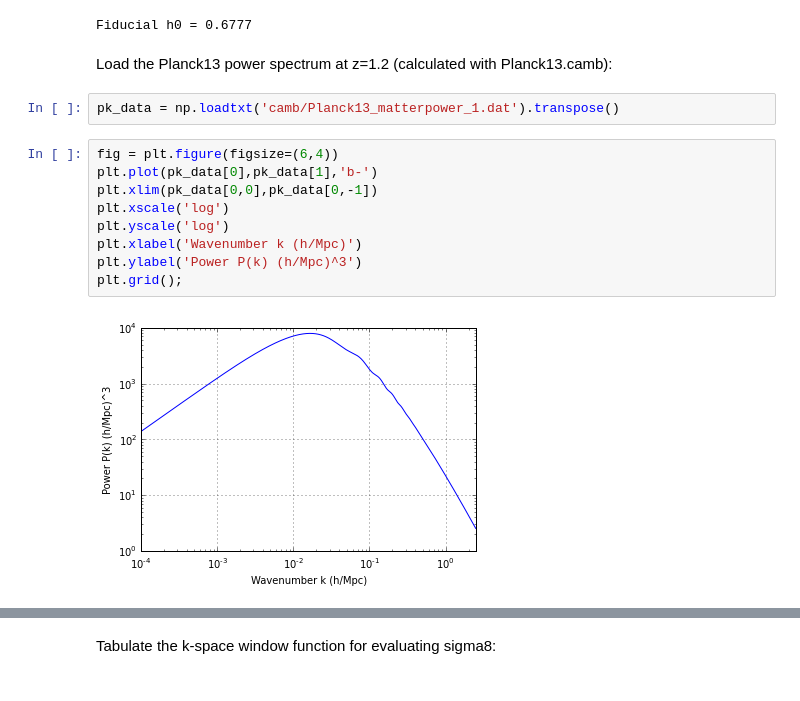
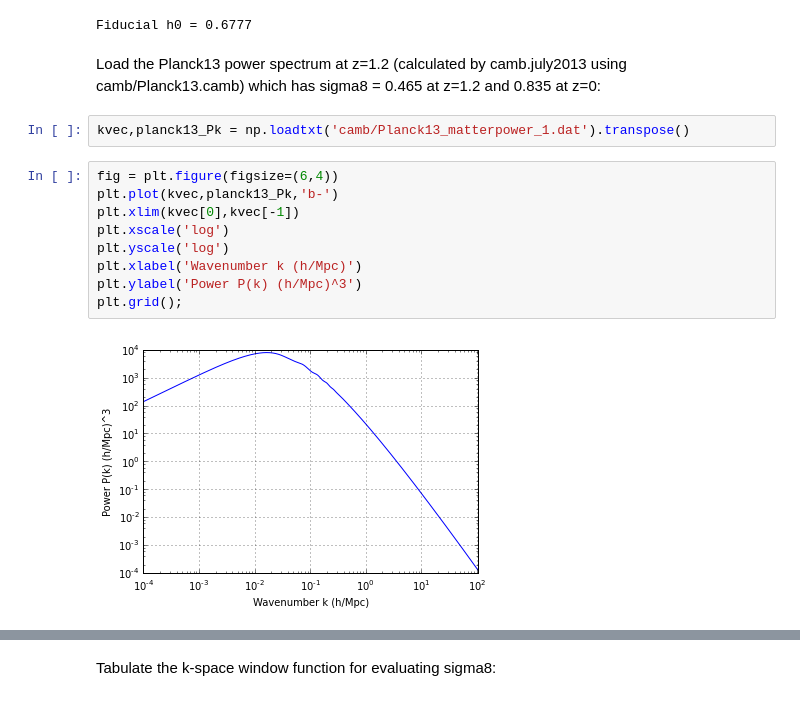
Before and after one commit to DarkEnergyScienceCollaboration/DESchool_LSS_Stats, a Jupyter notebook: LargeScaleStructureStatistics/LargeScaleStructureStatistics.ipynb, the cells around one changed output, grey strips where cells are left out. Cells and saved outputs as stored; diff of their text form.

```diff
--- a/LargeScaleStructureStatistics/LargeScaleStructureStatistics.ipynb
+++ b/LargeScaleStructureStatistics/LargeScaleStructureStatistics.ipynb
@@ -27,17 +27,17 @@ print 'Fiducial h0 =',h0
 # %% [output]
 Fiducial h0 = 0.6777
 # %% [markdown]
-Load the Planck13 power spectrum at z=1.2 (calculated with Planck13.camb):
+Load the Planck13 power spectrum at z=1.2 (calculated by camb.july2013 using camb/Planck13.camb) which has sigma8 = 0.465 at z=1.2 and 0.835 at z=0:
 # %%
-pk_data = np.loadtxt('camb/Planck13_matterpower_1.dat').transpose()
+kvec,planck13_Pk = np.loadtxt('camb/Planck13_matterpower_1.dat').transpose()
 # %%
 fig = plt.figure(figsize=(6,4))
-plt.plot(pk_data[0],pk_data[1],'b-')
-plt.xlim(pk_data[0,0],pk_data[0,-1])
+plt.plot(kvec,planck13_Pk,'b-')
+plt.xlim(kvec[0],kvec[-1])
 plt.xscale('log')
 plt.yscale('log')
 plt.xlabel('Wavenumber k (h/Mpc)')
 plt.ylabel('Power P(k) (h/Mpc)^3')
 plt.grid();
 # %% [output]
-[figure, old version]
+[figure, new version]
```
Also changed, not shown: parts of 23 cells of this notebook, 13 other files.
